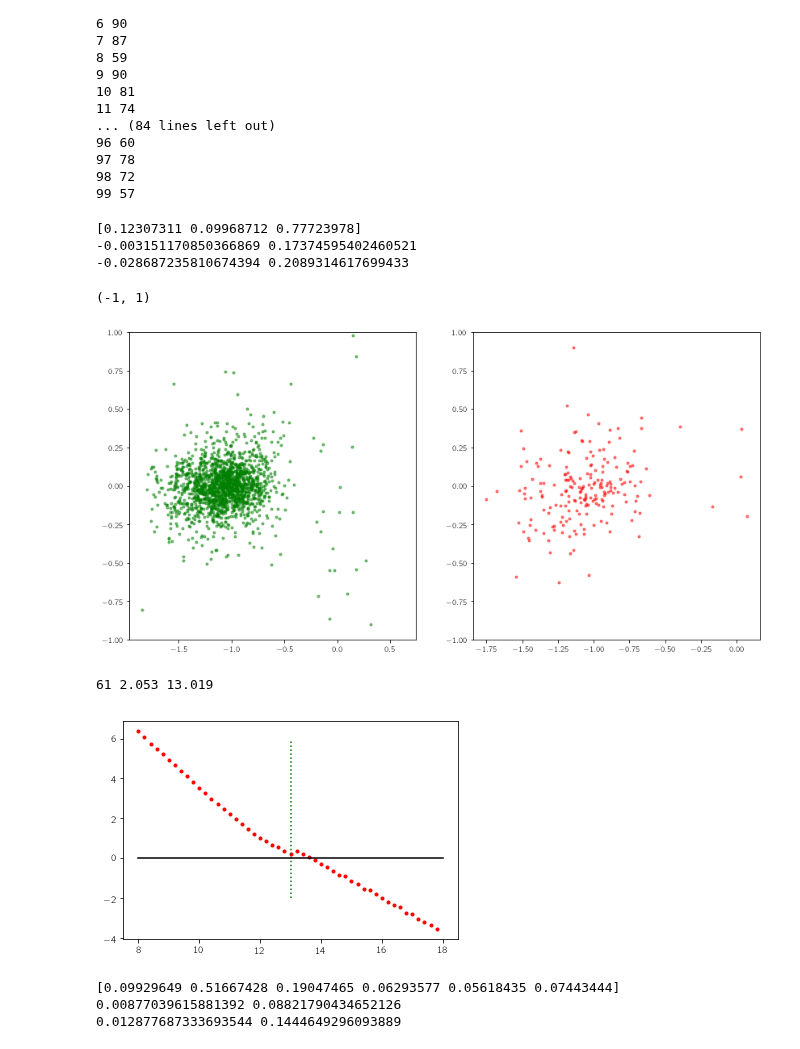
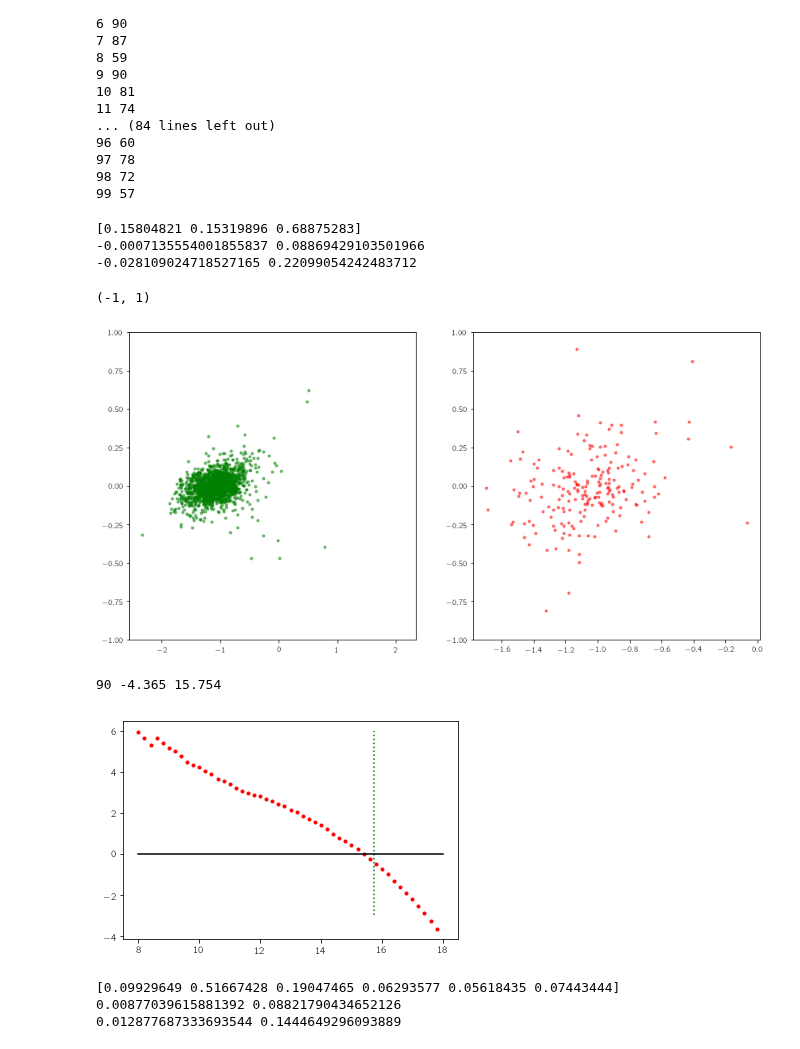
Before and after one commit to ekourkchi/reddening, a Jupyter notebook: griz2PC0.ipynb, the cells around one changed output. Cells and saved outputs as stored; diff of their text form; code cells hidden in the pictures.

```diff
--- a/griz2PC0.ipynb
+++ b/griz2PC0.ipynb
@@ -203,7 +203,7 @@ c21w = m21-w2
 # %%
 def get_PC(w2, m21, logWimx, Wba, R50_w2):
 
-    we = 2.5*np.log10(2.*np.pi*(R50_w2*60)**2)-2.5*np.log10(Wba)
+    we = 2.5*np.log10(2.*np.pi*(R50_w2*60)**2)-2.5*np.log10( )
     mu50 = w2+we
     c21w = m21-w2
     P0 = 0.524*(logWimx-2.47)/0.18+0.601*(c21w-1.63)/1.15-0.603*(mu50-23.35)/1.38
@@ -527,7 +527,7 @@ y_esn_ = C3_
 
 
 regrX = RandomForestRegressor(max_depth=2000, n_estimators=1000, max_features=3, \
-                             min_samples_leaf=5, bootstrap=True)
+                             min_samples_leaf=1, bootstrap=True)
 regrX.fit(Xy1, y_esn)
 yp_esn  = regrX.predict(Xy1)
 yp_esn_ = regrX.predict(xy1)
@@ -552,45 +552,45 @@ print np.median(delta), np.std(delta)
 plt.plot(yp_esn_, delta, 'r.', alpha=0.5)
 plt.ylim([-1,1])
 # %% [output]
-[0.12307311 0.09968712 0.77723978]
--0.003151170850366869 0.17374595402460521
--0.028687235810674394 0.2089314617699433
+[0.15804821 0.15319896 0.68875283]
+-0.0007135554001855837 0.08869429103501966
+-0.028109024718527165 0.22099054242483712
 (-1, 1)
-[figure, old version]
+[figure, new version]
 # %%
-j = 14
+j = 90
 # for j in range(100): print j, INC_[j]
 
 
 for w2_t in np.arange(8,18,0.2):
     logWimx, c21w_t, mu50_t, P0_t = get_PC(w2_t, M21_[j], M0_[j], WBA_[j], R50_[j])
 
     g_t = G0_[j]-redCorrect(INC_[j], P0_t, band1='g', band2='w2')
     r_t = R0_[j]-redCorrect(INC_[j], P0_t, band1='r', band2='w2')
     i_t = I0_[j]-redCorrect(INC_[j], P0_t, band1='i', band2='w2')
     z_t = Z0_[j]-redCorrect(INC_[j], P0_t, band1='z', band2='w2')
 
 
     gr_t = g_t-r_t
     ri_t = r_t-i_t
     iz_t = i_t-z_t
     rw_t = r_t-w2_t
     iw_t = i_t-w2_t
     zw_t = z_t-w2_t
 
     x_t = np.asarray([[gr_t, ri_t, mu50_t]])
-    rw_tp = regr.predict(x_t)
+    rw_tp = regrX.predict(x_t)
 
     plt.plot([w2_t], [rw_t-rw_tp], 'r.')
 
 
-plt.plot([W2_[j],W2_[j]], [-2,6], 'g:')
+plt.plot([W2_[j],W2_[j]], [-3,6], 'g:')
 plt.plot([8,18], [0,0], 'k-')
 print INC_[j], P0_[j], W2_[j]
 plt.show()
 # %% [output]
-61 2.053 13.019
+90 -4.365 15.754
-[figure, old version]
+[figure, new version]
 # %%
 ################################
 n = 6  # number of features
```
Also changed, not shown: parts of 2 cells of this notebook.
